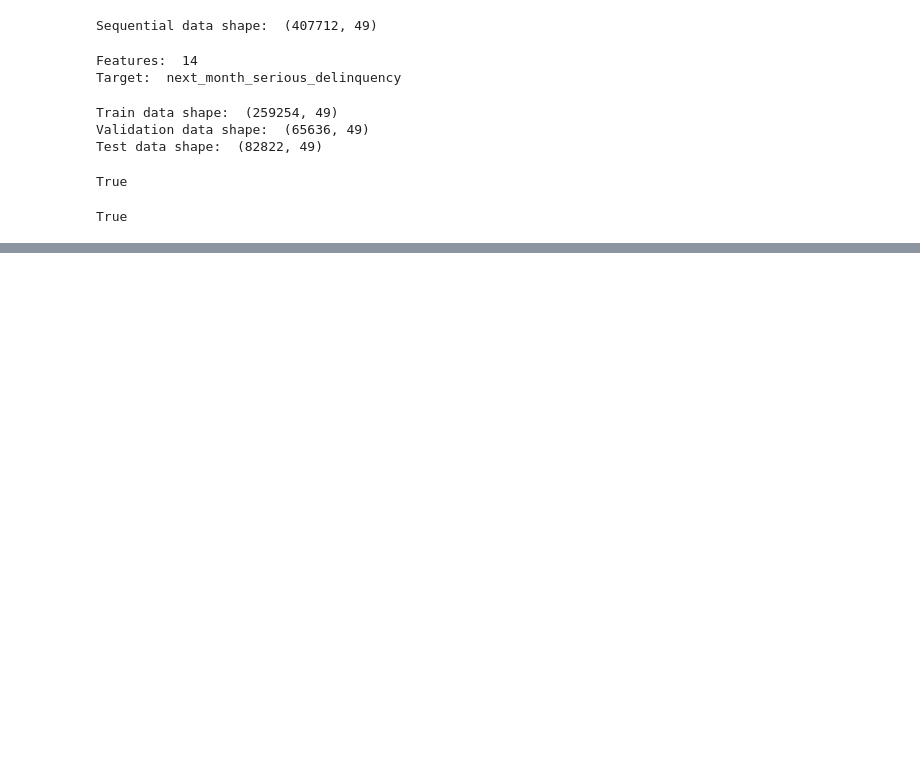
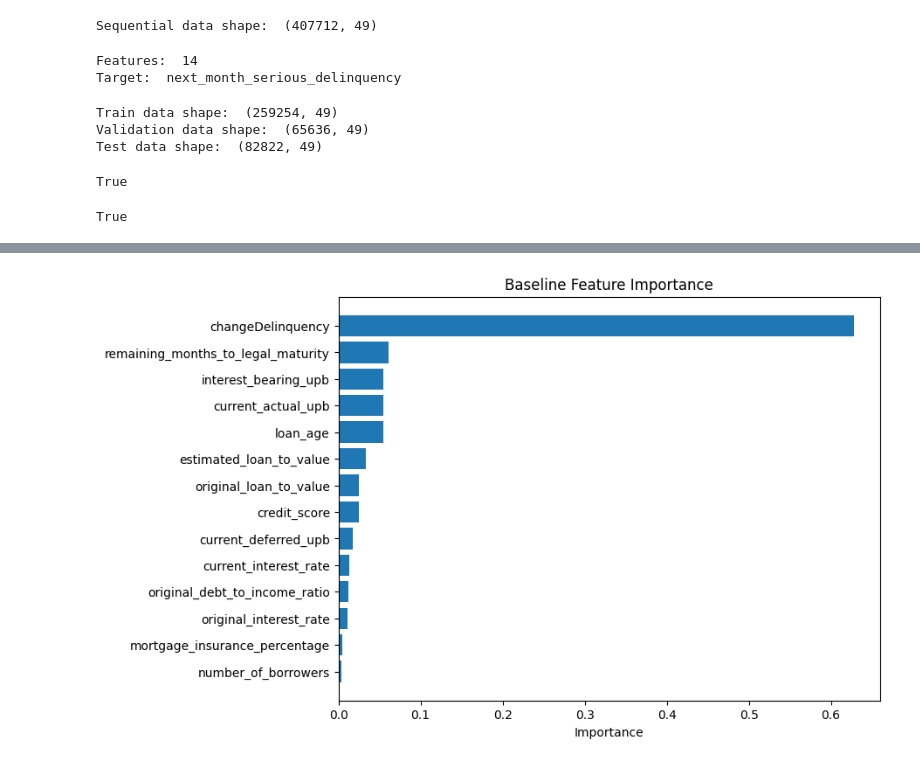
Before and after one commit to gianellarobles/ML_Finance_Project, a Jupyter notebook: code.ipynb, the cells around one changed output, grey strips where cells are left out. Saved outputs shown, nothing was run; the diff lists cells and outputs as text; code cells hidden in the pictures; blank space fills up the shorter version.

```diff
--- a/code.ipynb
+++ b/code.ipynb
@@ -936,0 +1239,40 @@ y test shape:  (963,)
+# %%
+#feature importance for baseline model
+feature_importance = pd.DataFrame({
+    "Feature": sequential_features,
+    "Importance": np.zeros(len(sequential_features))
+})
+
+importance = rf_baseline.feature_importances_
+
+for i,feature in enumerate(sequential_features):
+
+    feature_importance.loc[
+        feature_importance.Feature==feature,
+        "Importance"
+    ] = importance[i::len(sequential_features)].sum()
+
+feature_importance = feature_importance.sort_values(
+    "Importance",
+    ascending=False
+)
+
+feature_importance
+
+#plot graph
+plt.figure(figsize=(8,6))
+
+plt.barh(
+    feature_importance.Feature,
+    feature_importance.Importance
+)
+
+plt.gca().invert_yaxis()
+
+plt.title("Baseline Feature Importance")
+
+plt.xlabel("Importance")
+
+plt.show()
+# %% [output]
+[figure, added]
```
Also changed, not shown: parts of 18 cells of this notebook.
